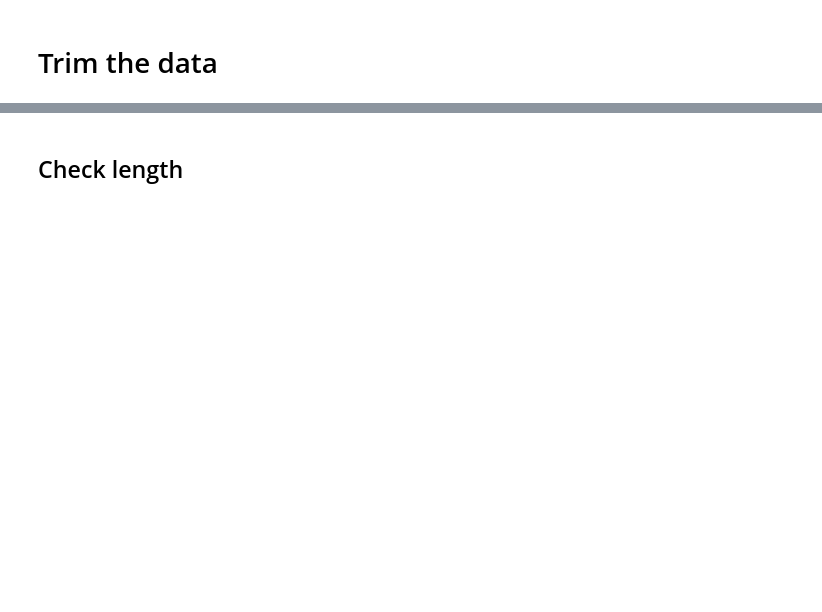
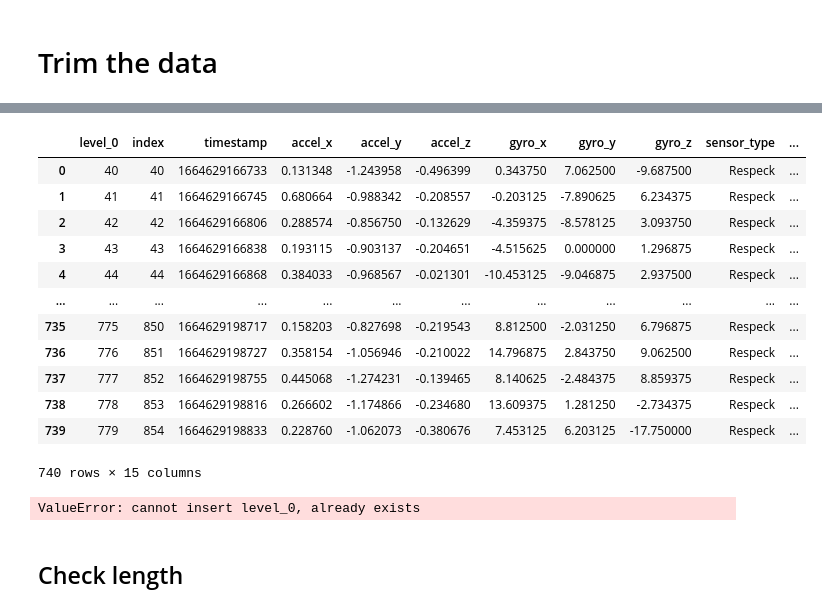
Before and after one commit to Andydiantu/pdiot-practical, a Jupyter notebook: Labs/dataCleaning.ipynb, the cells around one changed output, grey strips where cells are left out. Saved outputs shown, nothing was run; the diff lists cells and outputs as text; code cells hidden in the pictures; blank space fills up the shorter version.

```diff
--- a/Labs/dataCleaning.ipynb
+++ b/Labs/dataCleaning.ipynb
@@ -149,7 +149,7 @@ Text(0.5, 1.0, 'Thingy - Sitting \n Magnetometer data')
 # %% [markdown]
 # Trim the data
 # %%
-df_respeck = df_respeck[20:]
+df_respeck = df_respeck[:-100]
 # %%
 len(df_respeck)
 # %% [output]
@@ -163,3 +165,26 @@ len(df_thingy)
+# %%
+df_respeck = df_respeck.loc[(df_respeck["gyro_y"] > -40)]
+# %%
+df_respeck
+# %% [output]
+|  | level_0 | index | timestamp | accel_x | accel_y | accel_z | gyro_x | gyro_y | gyro_z | sensor_type | ... |
+| 0 | 40 | 40 | 1664629166733 | 0.131348 | -1.243958 | -0.496399 | 0.343750 | 7.062500 | -9.687500 | Respeck | ... |
+| 1 | 41 | 41 | 1664629166745 | 0.680664 | -0.988342 | -0.208557 | -0.203125 | -7.890625 | 6.234375 | Respeck | ... |
+| 2 | 42 | 42 | 1664629166806 | 0.288574 | -0.856750 | -0.132629 | -4.359375 | -8.578125 | 3.093750 | Respeck | ... |
+| 3 | 43 | 43 | 1664629166838 | 0.193115 | -0.903137 | -0.204651 | -4.515625 | 0.000000 | 1.296875 | Respeck | ... |
+| 4 | 44 | 44 | 1664629166868 | 0.384033 | -0.968567 | -0.021301 | -10.453125 | -9.046875 | 2.937500 | Respeck | ... |
+| ... | ... | ... | ... | ... | ... | ... | ... | ... | ... | ... | ... |
+| 735 | 775 | 850 | 1664629198717 | 0.158203 | -0.827698 | -0.219543 | 8.812500 | -2.031250 | 6.796875 | Respeck | ... |
+| 736 | 776 | 851 | 1664629198727 | 0.358154 | -1.056946 | -0.210022 | 14.796875 | 2.843750 | 9.062500 | Respeck | ... |
+| 737 | 777 | 852 | 1664629198755 | 0.445068 | -1.274231 | -0.139465 | 8.140625 | -2.484375 | 8.859375 | Respeck | ... |
+| 738 | 778 | 853 | 1664629198816 | 0.266602 | -1.174866 | -0.234680 | 13.609375 | 1.281250 | -2.734375 | Respeck | ... |
+| 739 | 779 | 854 | 1664629198833 | 0.228760 | -1.062073 | -0.380676 | 7.453125 | 6.203125 | -17.750000 | Respeck | ... |
+740 rows × 15 columns
+# %%
+df_respeck = df_respeck.reset_index()
+df_thingy = df_thingy.reset_index()
+# %% [output]
+ValueError: cannot insert level_0, already exists
 # %% [markdown]
 ## Check length
 # %%
```
Also changed, not shown: parts of 14 cells of this notebook, 17 other files.
